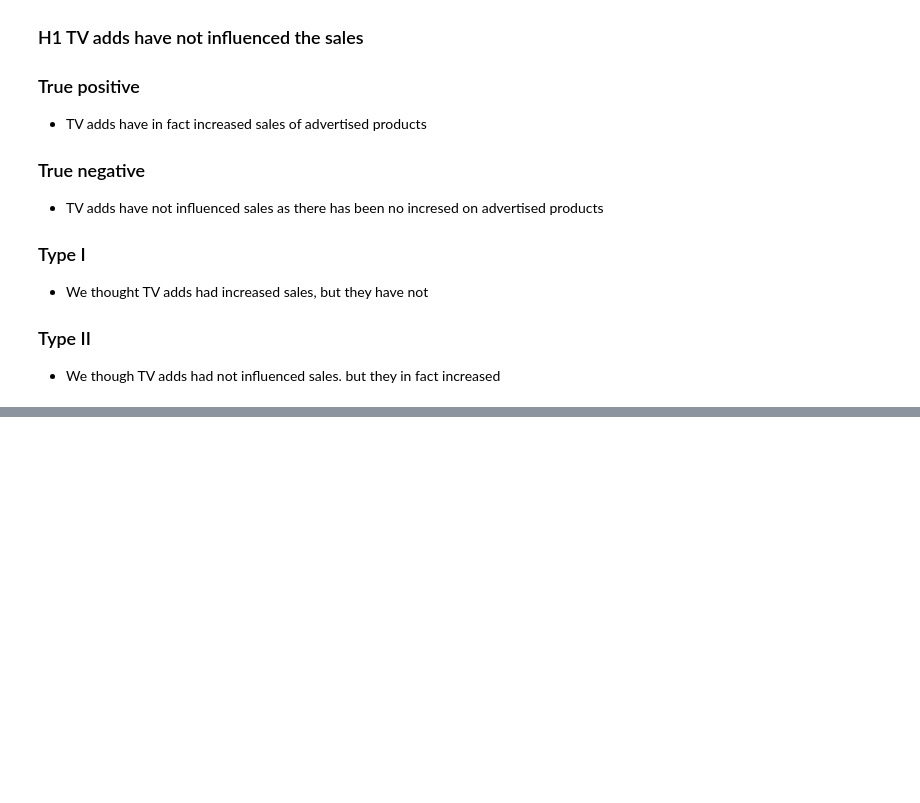
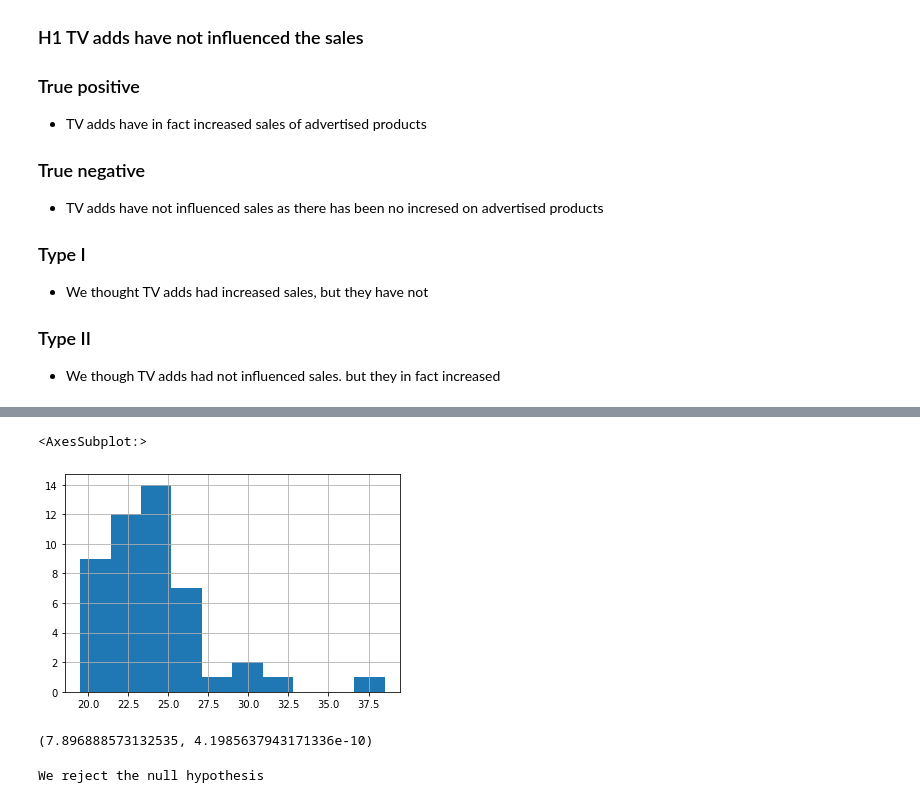
Before and after one commit to AJMartinezLlanes/statistics-exercises, a Jupyter notebook: hypothesis_testing.ipynb, the cells around one changed output, grey strips where cells are left out. Cells and saved outputs as stored; diff of their text form; code cells hidden in the pictures; blank space fills up the shorter version.

```diff
--- a/hypothesis_testing.ipynb
+++ b/hypothesis_testing.ipynb
@@ -49,0 +151,6 @@ It is your job to reword these as more precise questions that could be tested.
+# %%
+# Are compact cars more fuel-efficient than the average car?
+# H0: Compact cars mpg < Average car mpg
+# H⍺: Compact cars mpg >= Average car mpg
+
+compact_mpg = mpg[mpg['class'] == 'compact'].average_mileage
@@ -49,0 +161,17 @@ It is your job to reword these as more precise questions that could be tested.
+# %%
+compact_mpg.hist()
+# %% [output]
+<AxesSubplot:>
+[figure, added]
+# %%
+t, p = stats.ttest_1samp(compact_mpg, mpg.average_mileage.mean())
+t, p
+# %% [output]
+(7.896888573132535, 4.1985637943171336e-10)
+# %%
+if (p/2 < alpha) and (t > 0):
+    print("We reject the null hypothesis")
+else:
+    print("We fail to reject the null hypothesis")
+# %% [output]
+We reject the null hypothesis
```
Also changed, not shown: parts of 22 cells of this notebook.
